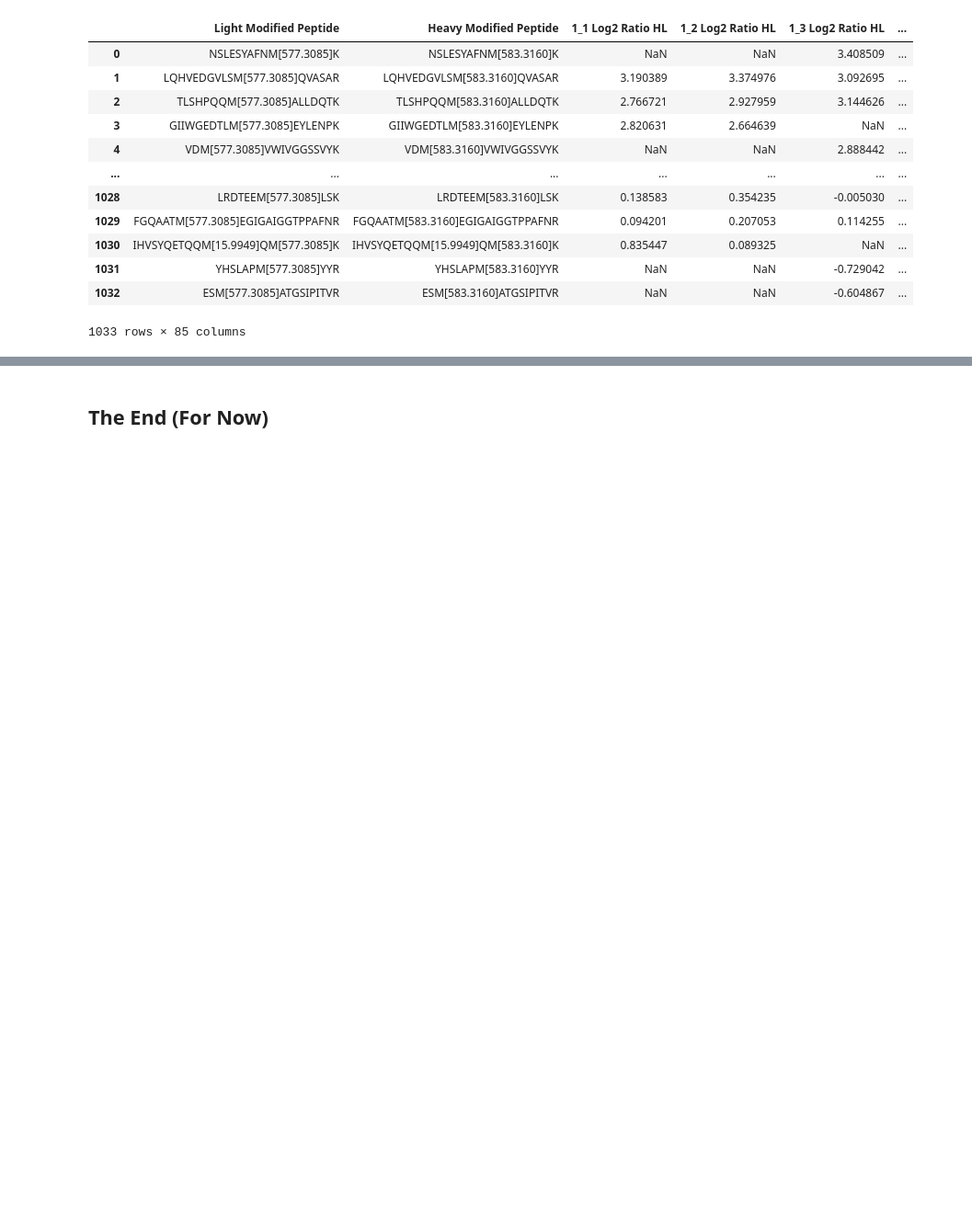
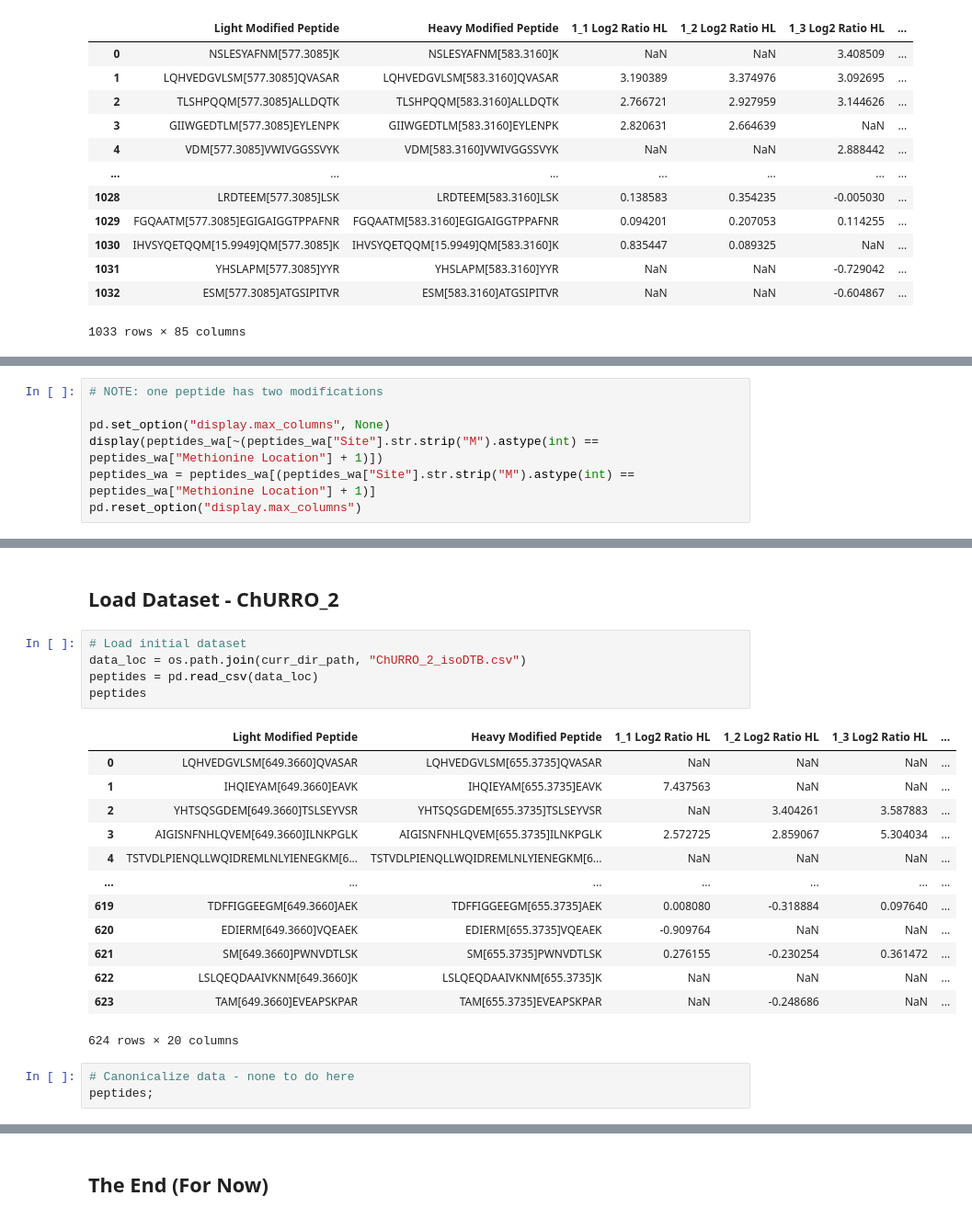
Before and after one commit to ritster/MetML, a Jupyter notebook: ChURRO_revisions/datagen-revisions.ipynb, the cells around one changed output, grey strips where cells are left out. Shown at 92% size. Saved outputs shown, nothing was run; the diff lists cells and outputs as text; blank space fills up the shorter version.

```diff
--- a/ChURRO_revisions/datagen-revisions.ipynb
+++ b/ChURRO_revisions/datagen-revisions.ipynb
@@ -606,3 +607,10 @@ pd.reset_option("display.max_columns")
 | 661 | AQEAAAAVM[577.3085]QAAANSAQSR | AQEAAAAVM[583.3160]QAAANSAQSR | NaN | 0.442455 | 0.061465 | ... |
 | 773 | GGGGYGGSGDGYNGFGNDGSNFGGGGSYNDFGN... | GGGGYGGSGDGYNGFGNDGSNFGGGGSYNDFGN... | NaN | 0.607134 | NaN | ... |
 | 828 | EHM[577.3085]GNVVEALIALTN | EHM[583.3160]GNVVEALIALTN | 0.253647 | -0.532562 | 0.354471 | ... |
+# %%
+# NOTE: one peptide has two modifications
+
+pd.set_option("display.max_columns", None)
+display(peptides_wa[~(peptides_wa["Site"].str.strip("M").astype(int) == peptides_wa["Methionine Location"] + 1)])
+peptides_wa = peptides_wa[(peptides_wa["Site"].str.strip("M").astype(int) == peptides_wa["Methionine Location"] + 1)]
+pd.reset_option("display.max_columns")
@@ -630,0 +652,24 @@ peptides_wa
+# %% [markdown]
+## Load Dataset - ChURRO_2
+# %%
+# Load initial dataset
+data_loc = os.path.join(curr_dir_path, "ChURRO_2_isoDTB.csv")
+peptides = pd.read_csv(data_loc)
+peptides
+# %% [output]
+|  | Light Modified Peptide | Heavy Modified Peptide | 1_1 Log2 Ratio HL | 1_2 Log2 Ratio HL | 1_3 Log2 Ratio HL | ... |
+| 0 | LQHVEDGVLSM[649.3660]QVASAR | LQHVEDGVLSM[655.3735]QVASAR | NaN | NaN | NaN | ... |
+| 1 | IHQIEYAM[649.3660]EAVK | IHQIEYAM[655.3735]EAVK | 7.437563 | NaN | NaN | ... |
+| 2 | YHTSQSGDEM[649.3660]TSLSEYVSR | YHTSQSGDEM[655.3735]TSLSEYVSR | NaN | 3.404261 | 3.587883 | ... |
+| 3 | AIGISNFNHLQVEM[649.3660]ILNKPGLK | AIGISNFNHLQVEM[655.3735]ILNKPGLK | 2.572725 | 2.859067 | 5.304034 | ... |
+| 4 | TSTVDLPIENQLLWQIDREMLNLYIENEGKM[6... | TSTVDLPIENQLLWQIDREMLNLYIENEGKM[6... | NaN | NaN | NaN | ... |
+| ... | ... | ... | ... | ... | ... | ... |
+| 619 | TDFFIGGEEGM[649.3660]AEK | TDFFIGGEEGM[655.3735]AEK | 0.008080 | -0.318884 | 0.097640 | ... |
+| 620 | EDIERM[649.3660]VQEAEK | EDIERM[655.3735]VQEAEK | -0.909764 | NaN | NaN | ... |
+| 621 | SM[649.3660]PWNVDTLSK | SM[655.3735]PWNVDTLSK | 0.276155 | -0.230254 | 0.361472 | ... |
+| 622 | LSLQEQDAAIVKNM[649.3660]K | LSLQEQDAAIVKNM[655.3735]K | NaN | NaN | NaN | ... |
+| 623 | TAM[649.3660]EVEAPSKPAR | TAM[655.3735]EVEAPSKPAR | NaN | -0.248686 | NaN | ... |
+624 rows × 20 columns
+# %%
+# Canonicalize data - none to do here
+peptides;
```
Also changed, not shown: parts of 68 cells of this notebook, 2 other files.
